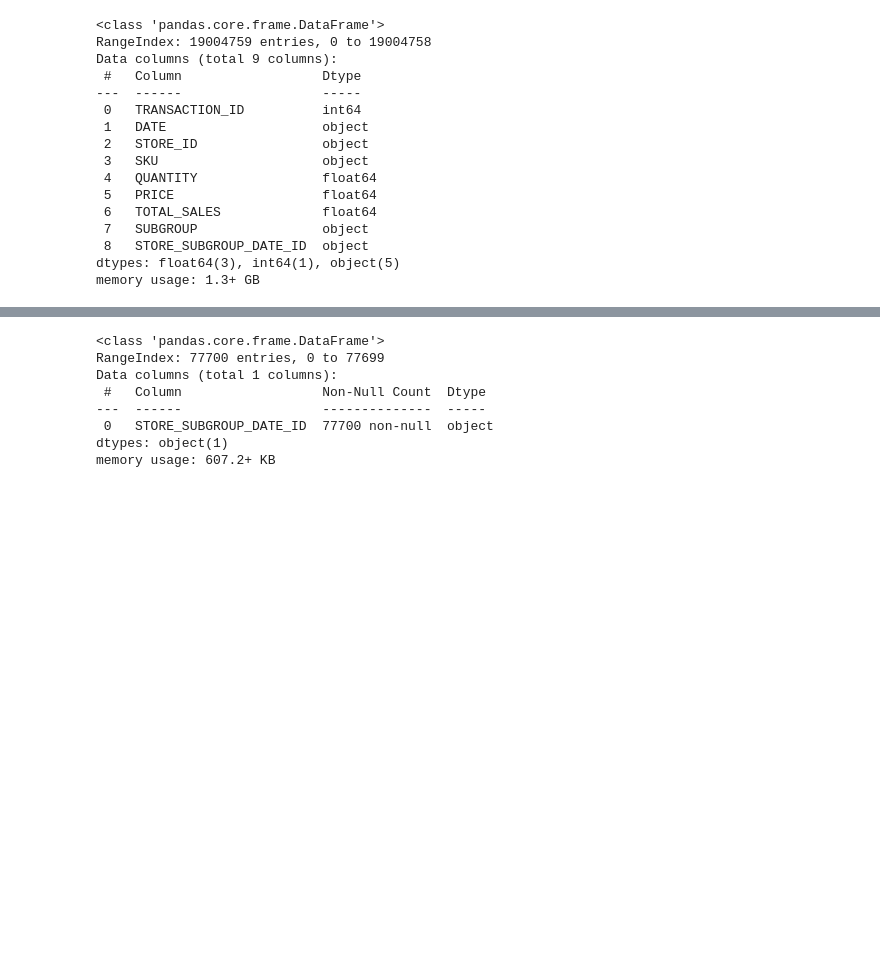
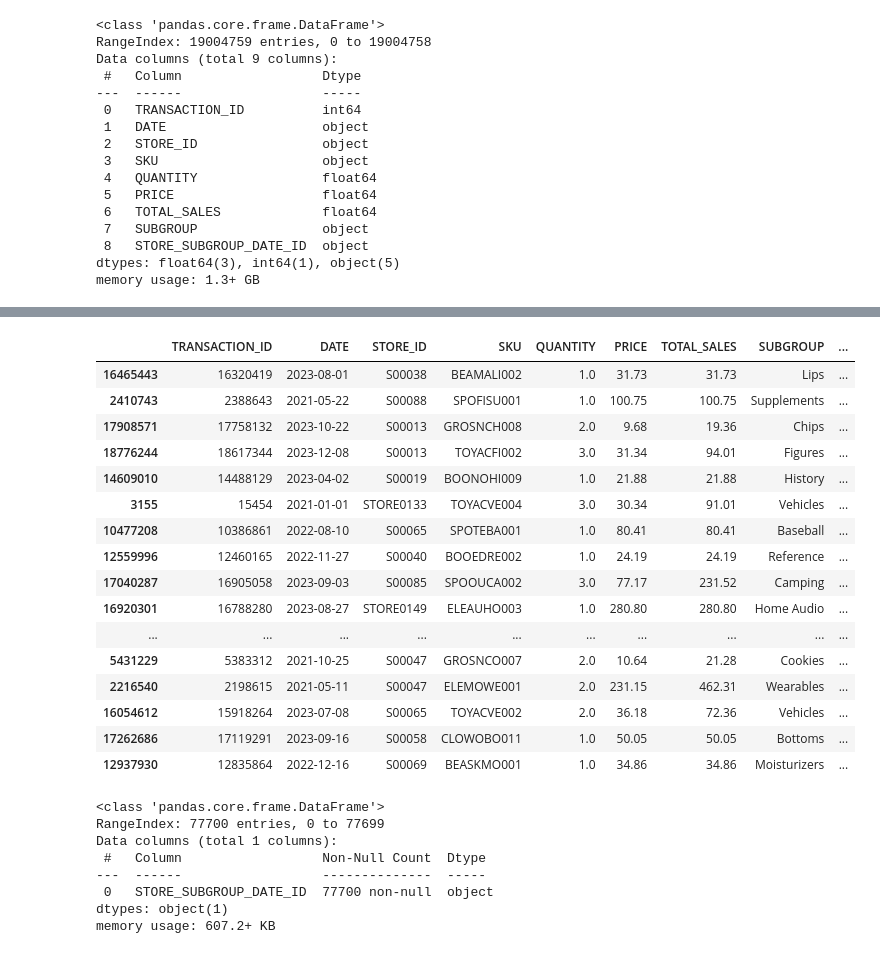
Before and after one commit to hzaquelli82/hackaton_asterion, a Jupyter notebook: Notebook/EDA.ipynb, the cells around one changed output, grey strips where cells are left out. Drawn from its saved outputs; the diff is of its cells as text; code cells hidden in the pictures; blank space fills up the shorter version.

Commit message:
avance en transactions

```diff
--- a/Notebook/EDA.ipynb
+++ b/Notebook/EDA.ipynb
@@ -240,0 +254,3 @@ df_transactions.sample(25)
+# %%
+df_transactions= pd.merge(df_transactions, df_product_master, left_on='SKU', right_on='sku', how='left')
+df_transactions.info()
@@ -241,3 +275,23 @@ df_transactions.sample(25)
+# %%
+df_transactions.sample(25)
+# %% [output]
+|  | TRANSACTION_ID | DATE | STORE_ID | SKU | QUANTITY | PRICE | TOTAL_SALES | SUBGROUP | ... |
+| 16465443 | 16320419 | 2023-08-01 | S00038 | BEAMALI002 | 1.0 | 31.73 | 31.73 | Lips | ... |
+| 2410743 | 2388643 | 2021-05-22 | S00088 | SPOFISU001 | 1.0 | 100.75 | 100.75 | Supplements | ... |
+| 17908571 | 17758132 | 2023-10-22 | S00013 | GROSNCH008 | 2.0 | 9.68 | 19.36 | Chips | ... |
+| 18776244 | 18617344 | 2023-12-08 | S00013 | TOYACFI002 | 3.0 | 31.34 | 94.01 | Figures | ... |
+| 14609010 | 14488129 | 2023-04-02 | S00019 | BOONOHI009 | 1.0 | 21.88 | 21.88 | History | ... |
+| 3155 | 15454 | 2021-01-01 | STORE0133 | TOYACVE004 | 3.0 | 30.34 | 91.01 | Vehicles | ... |
+| 10477208 | 10386861 | 2022-08-10 | S00065 | SPOTEBA001 | 1.0 | 80.41 | 80.41 | Baseball | ... |
+| 12559996 | 12460165 | 2022-11-27 | S00040 | BOOEDRE002 | 1.0 | 24.19 | 24.19 | Reference | ... |
+| 17040287 | 16905058 | 2023-09-03 | S00085 | SPOOUCA002 | 3.0 | 77.17 | 231.52 | Camping | ... |
+| 16920301 | 16788280 | 2023-08-27 | STORE0149 | ELEAUHO003 | 1.0 | 280.80 | 280.80 | Home Audio | ... |
+| ... | ... | ... | ... | ... | ... | ... | ... | ... | ... |
+| 5431229 | 5383312 | 2021-10-25 | S00047 | GROSNCO007 | 2.0 | 10.64 | 21.28 | Cookies | ... |
+| 2216540 | 2198615 | 2021-05-11 | S00047 | ELEMOWE001 | 2.0 | 231.15 | 462.31 | Wearables | ... |
+| 16054612 | 15918264 | 2023-07-08 | S00065 | TOYACVE002 | 2.0 | 36.18 | 72.36 | Vehicles | ... |
+| 17262686 | 17119291 | 2023-09-16 | S00058 | CLOWOBO011 | 1.0 | 50.05 | 50.05 | Bottoms | ... |
+| 12937930 | 12835864 | 2022-12-16 | S00069 | BEASKMO001 | 1.0 | 34.86 | 34.86 | Moisturizers | ... |
 # %%
 df_test = pd.read_csv('../Data/ids_test.csv')
 df_test.info()
```
Also changed, not shown: parts of 5 cells of this notebook.
